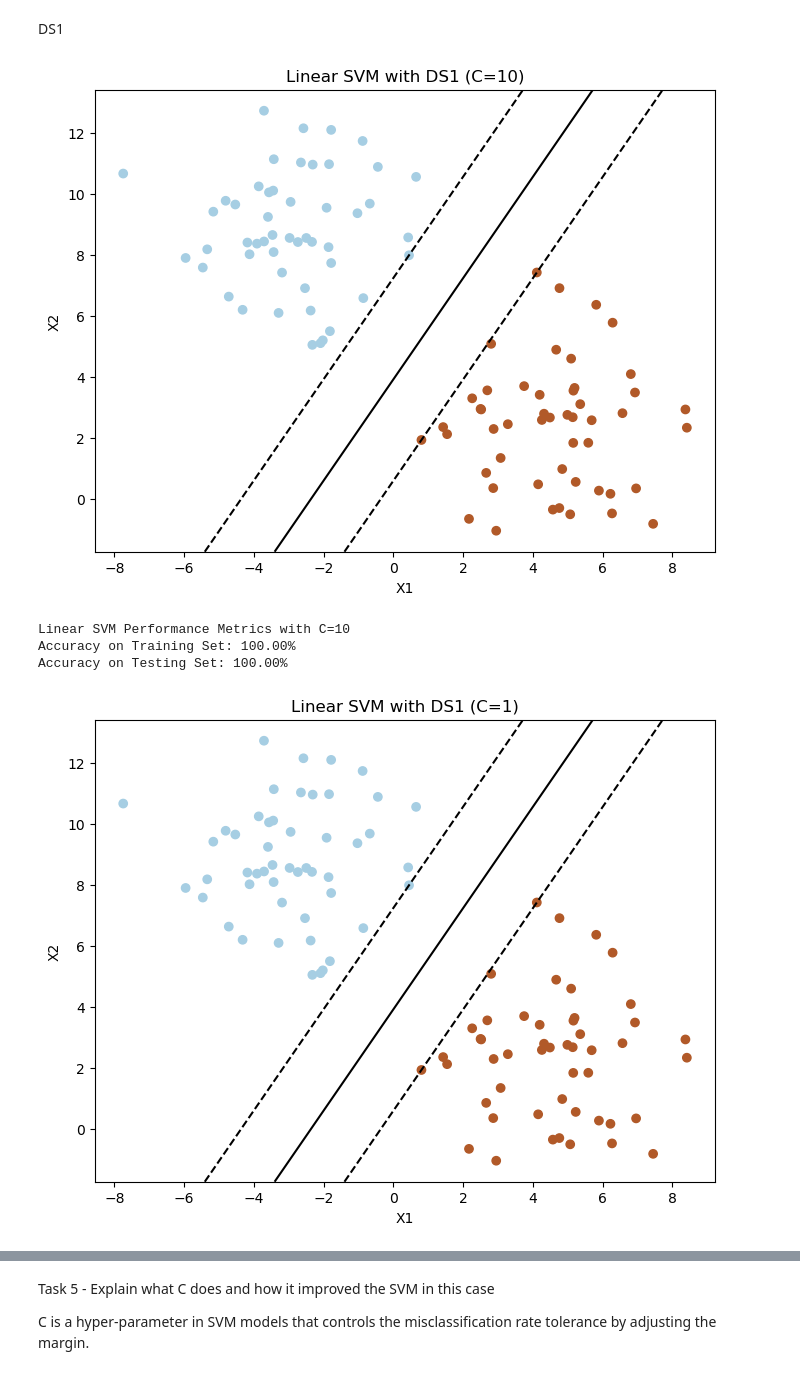
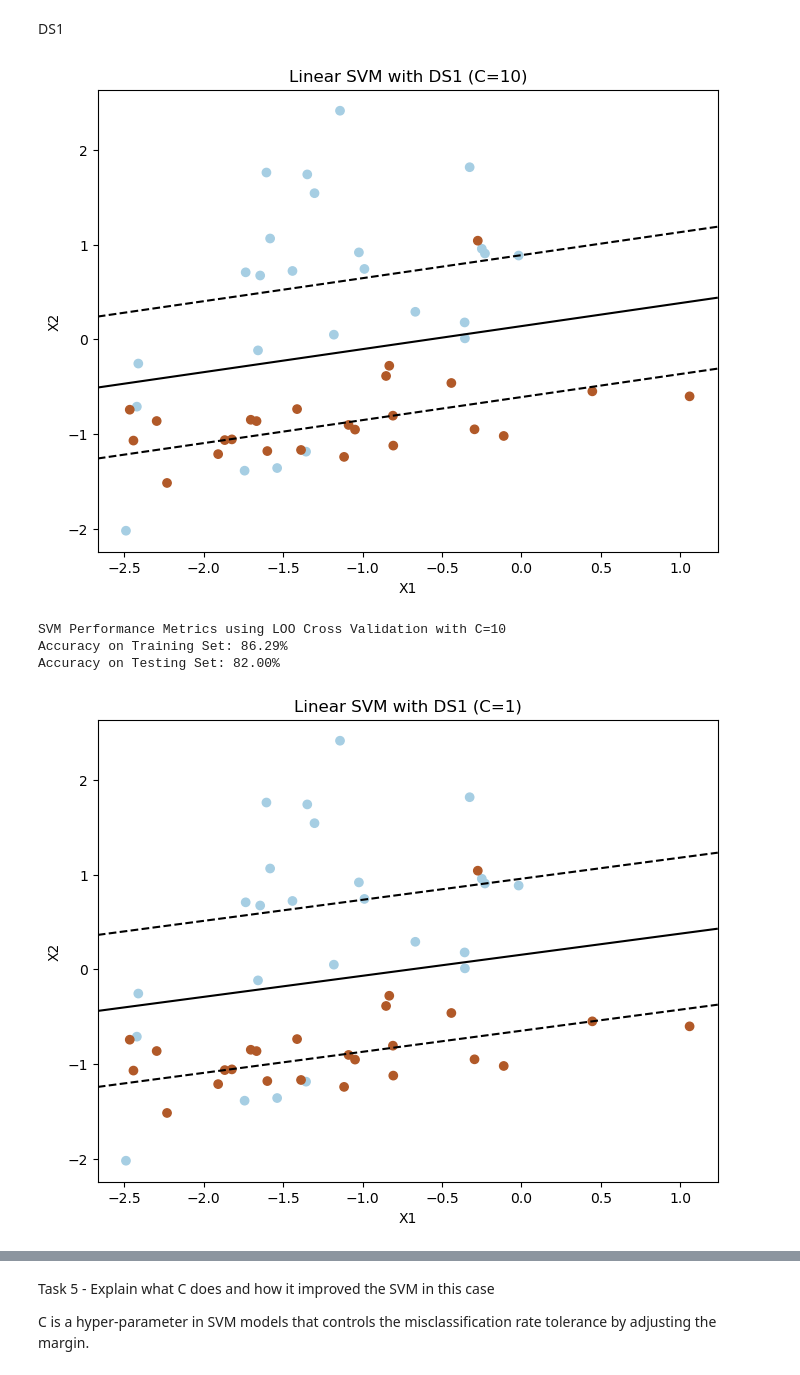
Before and after one commit to asif-jc/Support-Vector-Machine, a Jupyter notebook: Linear SVM Model.ipynb, the cells around one changed output, grey strips where cells are left out. Drawn from its saved outputs; the diff is of its cells as text; code cells hidden in the pictures.

```diff
--- a/Linear SVM Model.ipynb
+++ b/Linear SVM Model.ipynb
@@ -17,9 +18,8 @@ DS1
 # Task 1
 # Create a non-linearly separable dataset (varying C value impactful on non-linearly separable data)
 def GenerateNonLinearlySeparableDatasetDS1(n):
-    # X, y = make_classification(n_samples=n, n_features=2, n_informative=2, n_redundant=0, n_clusters_per_class=1,
-    #                         flip_y=0.1, class_sep=0.8, random_state=10)
-    X, y = make_blobs(n_samples=100, centers=2, random_state=42, cluster_std=2)
+    X, y = make_classification(n_samples=n, n_features=2, n_informative=2, n_redundant=0, n_clusters_per_class=1,
+                            flip_y=0.1, class_sep=0.8, random_state=10)
     return X,y
 
 def DS1(X,y):
@@ -37,7 +37,7 @@ def FitLinearSVM(C, X, y):
     return svm
 
 # Plot DS1 with the decision boundary
-def PlotDecisionBoundaries(C, X, y, svm):
+def PlotDecisionBoundaries(C, X, y, svm, plot_title):
     plt.figure(figsize=(8, 6))
     plt.scatter(X[:, 0], X[:, 1], c=y, cmap=plt.cm.Paired)
     ax = plt.gca()
@@ -51,32 +51,36 @@ def PlotDecisionBoundaries(C, X, y, svm):
     ax.contour(XX, YY, Z, levels=[-1, 0, 1], colors='k', linestyles=['--', '-', '--'])
     ax.set_xlabel('X1')
     ax.set_ylabel('X2')
-    plt.title('Linear SVM with DS1 (C={})'.format(C))
+    plt.title(plot_title)
     plt.show()
 
 # Task 3
-def LeaveOneOutCV(C, X, y):
+def LeaveOneOutCV(C, X, y, svm):
     loo = LeaveOneOut()
     train_accuracy = []
     test_accuracy = []
+
     for train_index, test_index in loo.split(X):
+
+        #Iteratively include n-1 in training set and not include a single sample
         X_train, X_test = X[train_index], X[test_index]
         y_train, y_test = y[train_index], y[test_index]
 
-        svm = SVC(kernel='linear', C=C)
+        #Retraining on n-1 samples
         svm.fit(X_train, y_train)
 
+        #Prediciting the single sample
         train_pred = svm.predict(X_train)
         test_pred = svm.predict(X_test)
 
         train_accuracy.append(accuracy_score(y_train, train_pred))
         test_accuracy.append(accuracy_score(y_test, test_pred))
-    # print(train_accuracy)
+
     # Calculate average train and test performance
     train_performance = np.mean(train_accuracy)
     test_performance = np.mean(test_accuracy)
 
-    print('Linear SVM Performance Metrics with C={}'.format(C))
+    print('SVM Performance Metrics using LOO Cross Validation with C={}'.format(C))
     print("Accuracy on Training Set: {:.2f}%".format(train_performance * 100))
     print("Accuracy on Testing Set: {:.2f}%".format(test_performance * 100))
 
@@ -84,32 +88,29 @@ def LeaveOneOutCV(C, X, y):
 # %%
 # Task 1
 X,y = GenerateNonLinearlySeparableDatasetDS1(n = 50)
 DS1(X,y)
 
 # Task 2
 C = 10
 svm = FitLinearSVM(C, X, y)
-PlotDecisionBoundaries(C, X, y, svm)
+PlotDecisionBoundaries(C, X, y, svm, plot_title = 'Linear SVM with DS1 (C={})'.format(C))
 
 # Task 3
-train_performance, test_performance = LeaveOneOutCV(C, X, y)
+train_performance, test_performance = LeaveOneOutCV(C, X, y, svm)
 
 # Task 4
 C = 1
 svm = FitLinearSVM(C, X, y)
-PlotDecisionBoundaries(C, X, y, svm)
-train_performance, test_performance = LeaveOneOutCV(C, X, y)
+PlotDecisionBoundaries(C, X, y, svm, plot_title = 'Linear SVM with DS1 (C={})'.format(C))
+train_performance, test_performance = LeaveOneOutCV(C, X, y, svm)
 
 C = 0.1
 svm = FitLinearSVM(C, X, y)
-PlotDecisionBoundaries(C, X, y, svm)
-train_performance, test_performance = LeaveOneOutCV(C, X, y)
-
-
-# Notes for next sesh: Investigate into getting the mean train test errors calculations over multiple iterations to properly seeing in random states whether increasing C or decreasing improves model
+PlotDecisionBoundaries(C, X, y, svm, plot_title = 'Linear SVM with DS1 (C={})'.format(C))
+train_performance, test_performance = LeaveOneOutCV(C, X, y, svm)
 # %% [output]
-[figure, old version]
+[figure, new version]
-Linear SVM Performance Metrics with C=10
-Accuracy on Training Set: 100.00%
-Accuracy on Testing Set: 100.00%
+SVM Performance Metrics using LOO Cross Validation with C=10
+Accuracy on Training Set: 86.29%
+Accuracy on Testing Set: 82.00%
-[figure, old version]
+[figure, new version]
```
Also changed, not shown: parts of 9 cells of this notebook, 1 other file.
